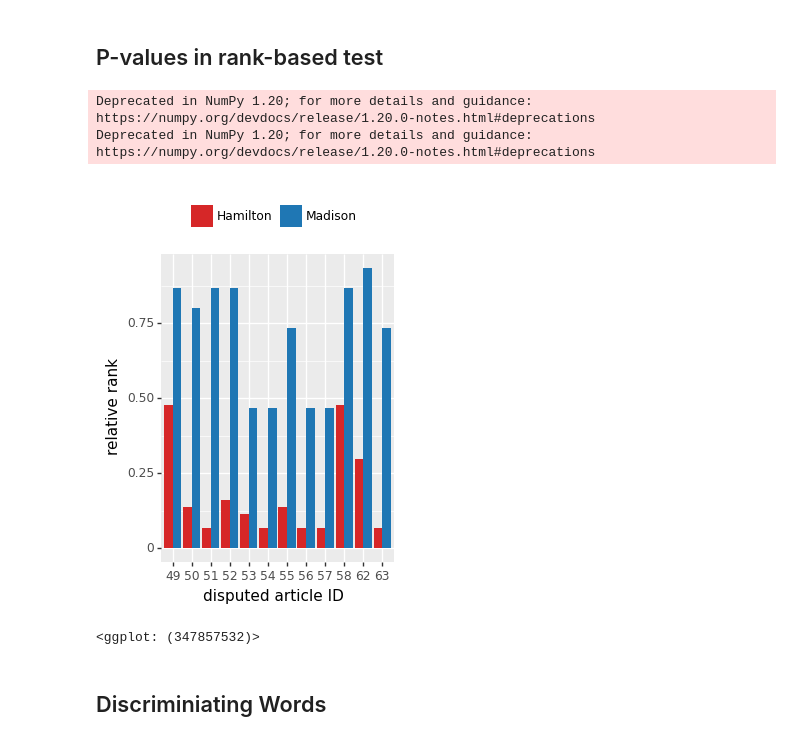
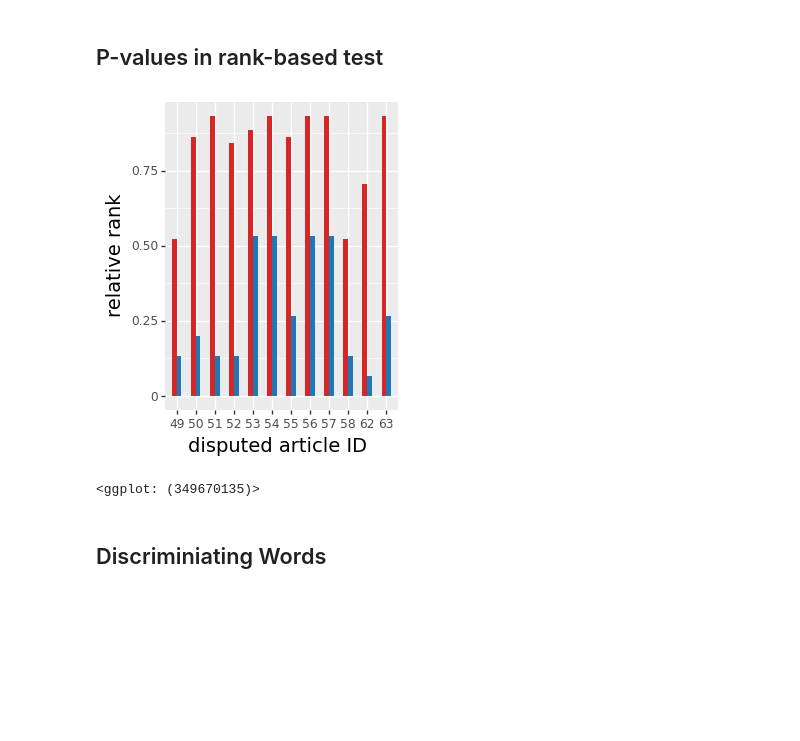
Before and after one commit to alonkipnis/HCAuthorship, a Jupyter notebook: Federalists/Authorship_in_the_Federalist.ipynb, the cells around one changed output. Cells and saved outputs as stored; diff of their text form; code cells hidden in the pictures; blank space fills up the shorter version.

```diff
--- a/Federalists/Authorship_in_the_Federalist.ipynb
+++ b/Federalists/Authorship_in_the_Federalist.ipynb
@@ -139,19 +120,52 @@ Deprecated in NumPy 1.20; for more details and guidance: https://numpy.org/devdo
 # %% [markdown]
 <H2>P-values in rank-based test</H2>
+# %%
+def plot_author_pair_col(df, value, wrt_authors, test_author):
+    df1 = df.filter(['doc_id', 'author', 'wrt_author', value])\
+            .pivot_table(index = ['doc_id','author'],
+                         columns = 'wrt_author',
+                         values = [value])[value].reset_index()
+
+
+    df1.loc[:, 'x'] = df1.loc[:, wrt_authors[0]].astype('float')
+    df1.loc[:, 'y'] = df1.loc[:, wrt_authors[1]].astype('float')
+
+
+    df2 = df1.melt(['author', 'doc_id'], ['x', 'y'],
+                   var_name='wrt_author')
+    df2.wrt_author = df2.wrt_author.str.replace('x',
+                                                wrt_authors[0]).replace(
+                                                    'y', wrt_authors[1])
+    df2.doc_id = df2.doc_id.astype(int).astype(str)
+
+    p = (ggplot(aes(x='doc_id', y='value', fill='wrt_author'),
+                data=df2[df2.author == test_author]) +
+         geom_bar(position='dodge', stat="identity", show_legend=False, width=.5) +
+         xlab('Document ID') + ylab(value) +
+         scale_fill_manual(values=LIST_OF_COLORS) +
+         theme(legend_title=element_blank(), legend_position='top'))
+    #ggtitle('Rank wrt each author ' + labels[0] + ' vs '+ labels[1])
+    return p
 # %%
 # P-values in rank-based test:
 
 plotnine.options.figure_size = (3, 4) #height = 8, width = 5
 df_all.loc[:,'pval'] = 1-df_all.loc[:,'HC_rank']
 
-p = plot_author_pair_col(df_all, value = 'pval', wrt_authors = ('Hamilton', 'Madison'), test_author='disputed') +\
-theme(legend_title=element_blank(), legend_position='top') + ylab('relative rank') + xlab('disputed article ID')
+df_all['rel_rank'] = 1 - df_all['pval']
+p = plot_author_pair_col(df_all, value = 'rel_rank',
+                         wrt_authors = ('Hamilton', 'Madison'),
+                         test_author='disputed') +\
+theme(axis_title_x = element_text(size = 14),
+      axis_title_y = element_text(size = 14),
+      legend_text = element_text(size=12),
+     ) + ylab('relative rank') + xlab('disputed article ID')
+
+p.save(path_to_plots + 'pvals_wrt_author_bar.png', height = 8 , width = 4)
 print(p)
 # %% [output]
+[figure, new version]
-Deprecated in NumPy 1.20; for more details and guidance: https://numpy.org/devdocs/release/1.20.0-notes.html#deprecations
-Deprecated in NumPy 1.20; for more details and guidance: https://numpy.org/devdocs/release/1.20.0-notes.html#deprecations
+<ggplot: (349670135)>
-[figure, old version]
-<ggplot: (347857532)>
 # %% [markdown]
 <H2>Discriminiating Words</H2>
 # %%
```
Also changed, not shown: parts of 14 cells of this notebook, 11 other files.
